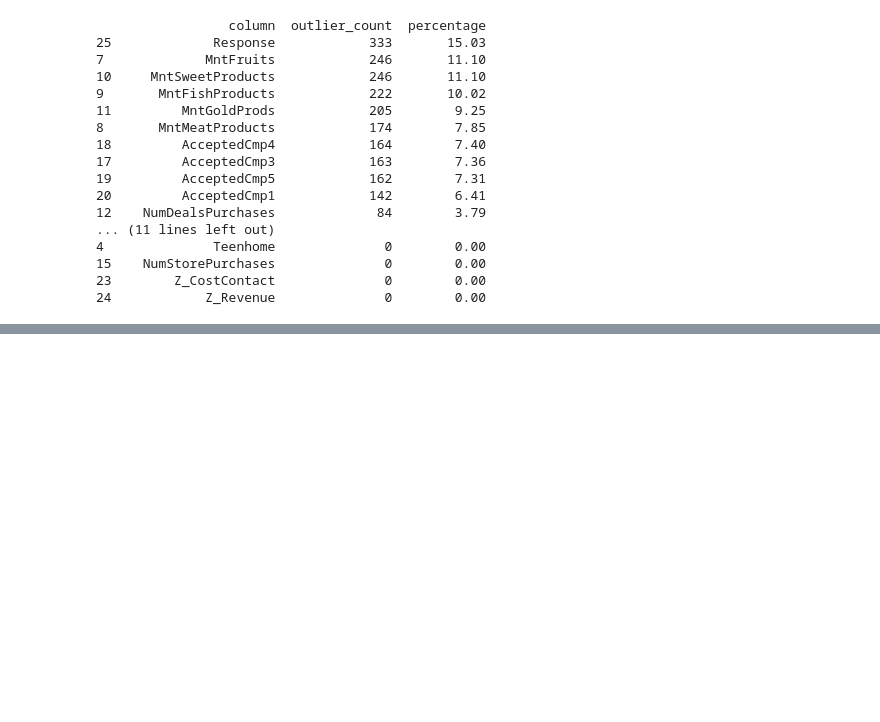
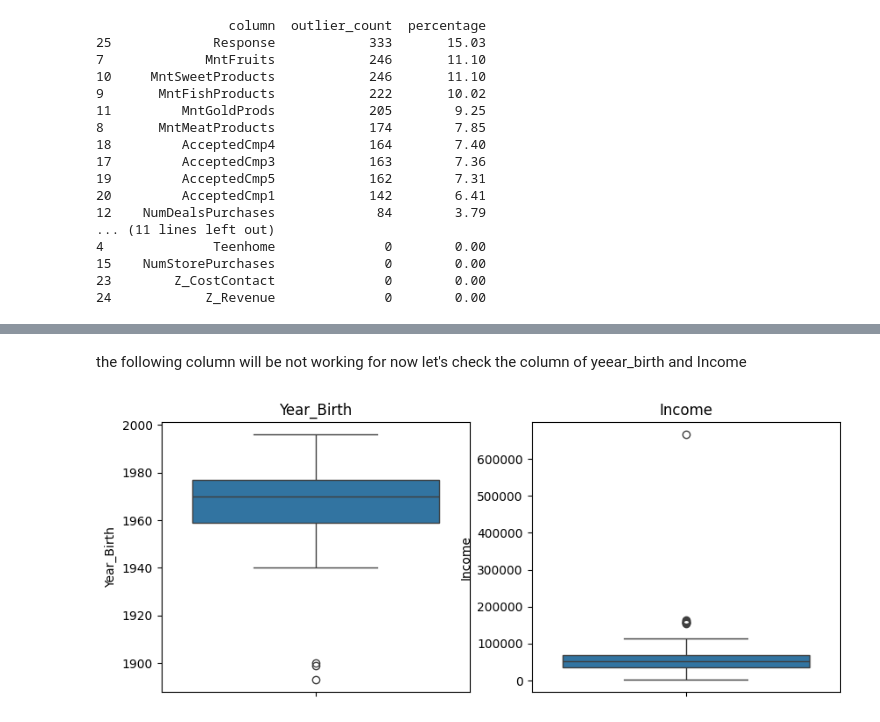
Before and after one commit to suzzzel5/Marketing-Campagain-Analysis, a Jupyter notebook: notebooks/02_data_cleaning_transformation.ipynb, the cells around one changed output, grey strips where cells are left out. Cells and saved outputs as stored; diff of their text form; code cells hidden in the pictures; blank space fills up the shorter version.

Commit message:
finding the outlier in income and year of birth only

```diff
--- a/notebooks/02_data_cleaning_transformation.ipynb
+++ b/notebooks/02_data_cleaning_transformation.ipynb
@@ -137,0 +155,17 @@ print(outlier_data)
+# %% [markdown]
+the following column will be not working for now let's check the column of yeear_birth and Income
+# %%
+# Checking visualizaiton with 2 columns
+plt.figure(figsize=(10,4))
+
+plt.subplot(1,2,1)
+sns.boxplot(y=data_clean['Year_Birth'])
+plt.title('Year_Birth')
+
+plt.subplot(1,2,2)
+sns.boxplot(y=data_clean['Income'])
+plt.title('Income')
+
+plt.show()
+# %% [output]
+[figure, added]
```
Also changed, not shown: parts of 1 cell of this notebook.
